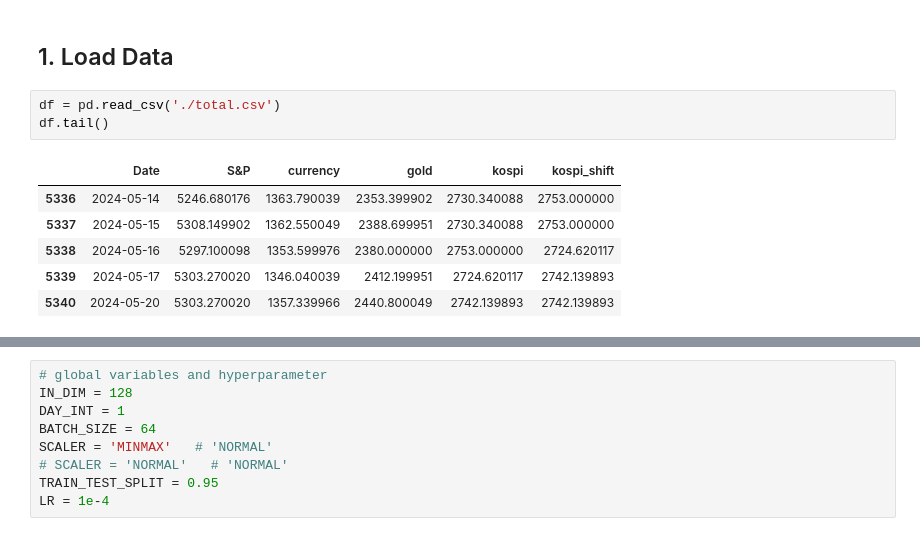
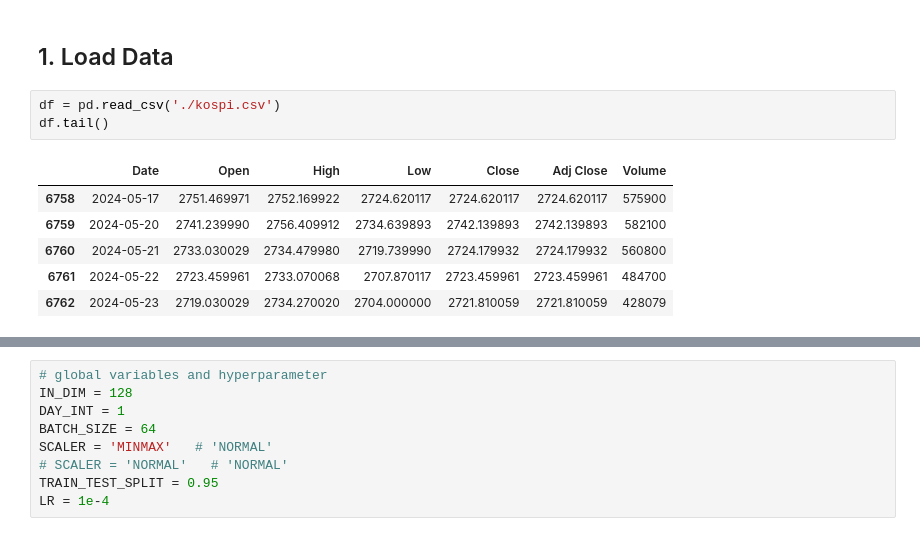
Before and after one commit to alan-kwak/CAIO6_team11, a Jupyter notebook: transformer_cls_token_kospi_only_window_input.ipynb, the cells around one changed output, grey strips where cells are left out. Drawn from its saved outputs; the diff is of its cells as text.

```diff
--- a/transformer_bin_classification_kospi_only_window_input copy.ipynb
+++ b/transformer_cls_token_kospi_only_window_input.ipynb
@@ -15,12 +15,12 @@ from sklearn.metrics import accuracy_score, precision_score, recall_score, confu
 # %% [markdown]
 ## 1. Load Data
 # %%
-df = pd.read_csv('./total.csv')
+df = pd.read_csv('./kospi.csv')
 df.tail()
 # %% [output]
-|  | Date | S&P | currency | gold | kospi | kospi_shift |
-| 5336 | 2024-05-14 | 5246.680176 | 1363.790039 | 2353.399902 | 2730.340088 | 2753.000000 |
-| 5337 | 2024-05-15 | 5308.149902 | 1362.550049 | 2388.699951 | 2730.340088 | 2753.000000 |
-| 5338 | 2024-05-16 | 5297.100098 | 1353.599976 | 2380.000000 | 2753.000000 | 2724.620117 |
-| 5339 | 2024-05-17 | 5303.270020 | 1346.040039 | 2412.199951 | 2724.620117 | 2742.139893 |
-| 5340 | 2024-05-20 | 5303.270020 | 1357.339966 | 2440.800049 | 2742.139893 | 2742.139893 |
+|  | Date | Open | High | Low | Close | Adj Close | Volume |
+| 6758 | 2024-05-17 | 2751.469971 | 2752.169922 | 2724.620117 | 2724.620117 | 2724.620117 | 575900 |
+| 6759 | 2024-05-20 | 2741.239990 | 2756.409912 | 2734.639893 | 2742.139893 | 2742.139893 | 582100 |
+| 6760 | 2024-05-21 | 2733.030029 | 2734.479980 | 2719.739990 | 2724.179932 | 2724.179932 | 560800 |
+| 6761 | 2024-05-22 | 2723.459961 | 2733.070068 | 2707.870117 | 2723.459961 | 2723.459961 | 484700 |
+| 6762 | 2024-05-23 | 2719.030029 | 2734.270020 | 2704.000000 | 2721.810059 | 2721.810059 | 428079 |
```
Also changed, not shown: parts of 21 cells of this notebook, 1 other file.
